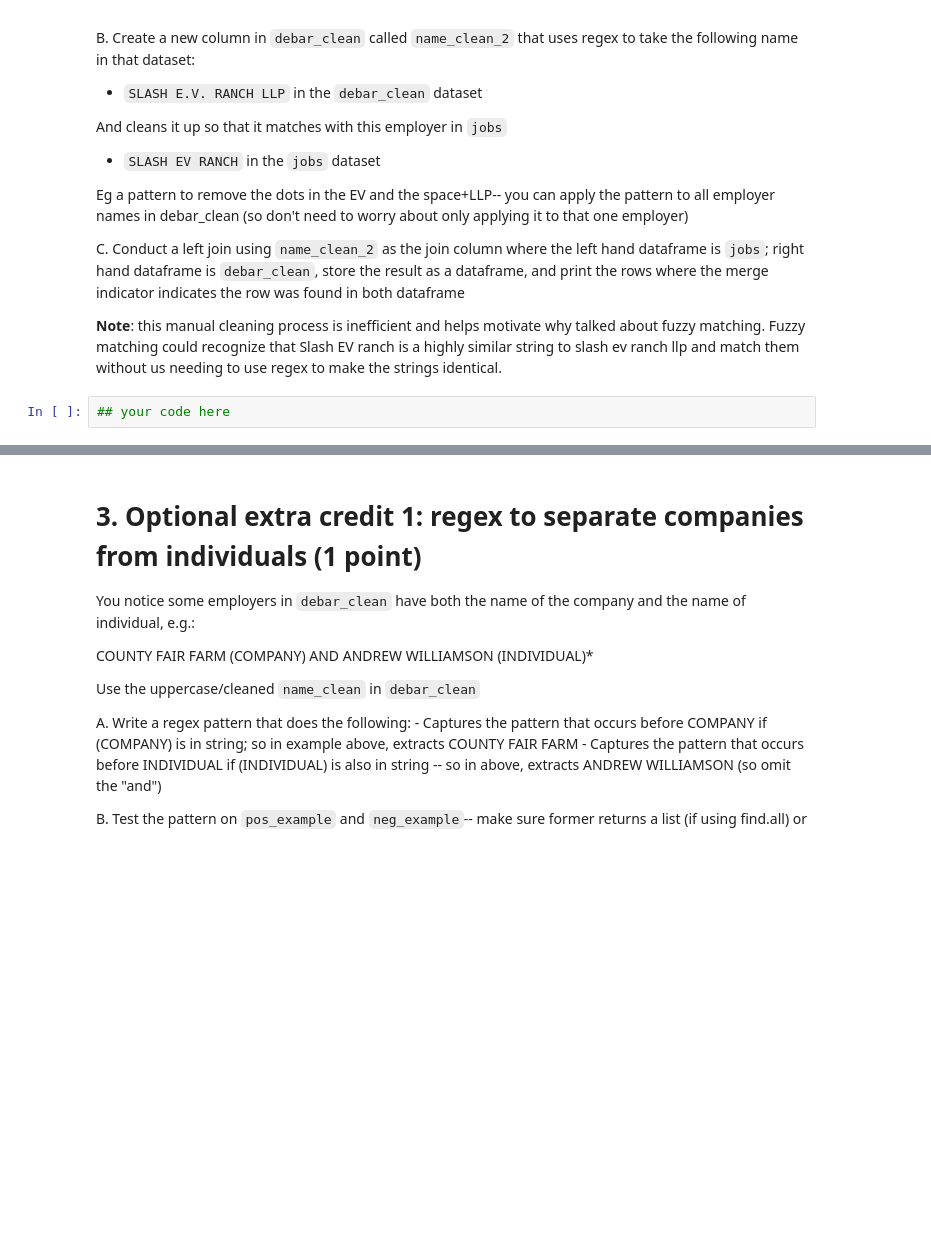
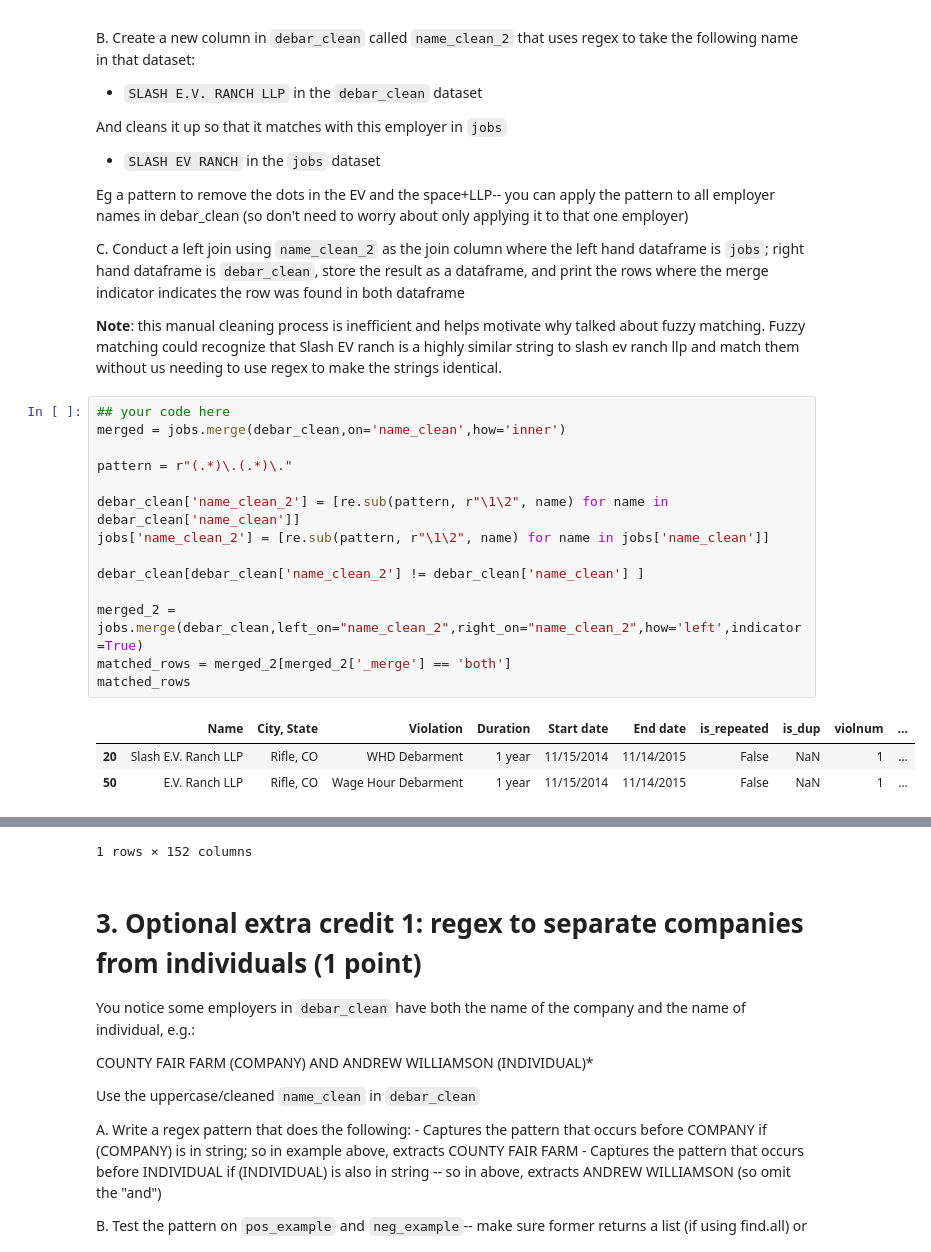
Before and after one commit to phoom28/QSS20_S25, a Jupyter notebook: problemsets/pset2/pset2_blank.ipynb, the cells around one changed output, grey strips where cells are left out. Saved outputs shown, nothing was run; the diff lists cells and outputs as text; blank space fills up the shorter version.

```diff
--- a/problemsets/pset2/pset2_blank.ipynb
+++ b/problemsets/pset2/pset2_blank.ipynb
@@ -305,5 +419,21 @@ Eg a pattern to remove the dots in the EV and the space+LLP-- you can apply the
 C. Conduct a left join using `name_clean_2` as the join column where the left hand dataframe is `jobs`; right hand dataframe is `debar_clean`, store the result as a dataframe, and print the rows where the merge indicator indicates the row was found in both dataframe
 
 **Note**: this manual cleaning process is inefficient and helps motivate why talked about fuzzy matching. Fuzzy matching could recognize that Slash EV ranch is a highly similar string to slash ev ranch llp and match them without us needing to use regex to make the strings identical.
-# %%
-## your code here
+# %%
+## your code here
+merged = jobs.merge(debar_clean,on='name_clean',how='inner')
+
+pattern = r"(.*)\.(.*)\."
+
+debar_clean['name_clean_2'] = [re.sub(pattern, r"\1\2", name) for name in debar_clean['name_clean']]
+jobs['name_clean_2'] = [re.sub(pattern, r"\1\2", name) for name in jobs['name_clean']]
+
+debar_clean[debar_clean['name_clean_2'] != debar_clean['name_clean'] ]
+
+merged_2 = jobs.merge(debar_clean,left_on="name_clean_2",right_on="name_clean_2",how='left',indicator=True)
+matched_rows = merged_2[merged_2['_merge'] == 'both']
+matched_rows
+# %% [output]
+|  | Name | City, State | Violation | Duration | Start date | End date | is_repeated | is_dup | violnum | ... |
+| 20 | Slash E.V. Ranch LLP | Rifle, CO | WHD Debarment | 1 year | 11/15/2014 | 11/14/2015 | False | NaN | 1 | ... |
+| 50 | E.V. Ranch LLP | Rifle, CO | Wage Hour Debarment | 1 year | 11/15/2014 | 11/14/2015 | False | NaN | 1 | ... |
@@ -310,3 +442,4 @@ C. Conduct a left join using `name_clean_2` as the join column where the left ha
+1 rows × 152 columns
 # %% [markdown]
 # 3. Optional extra credit 1: regex to separate companies from individuals (1 point)
 
```
Also changed, not shown: parts of 11 cells of this notebook.
